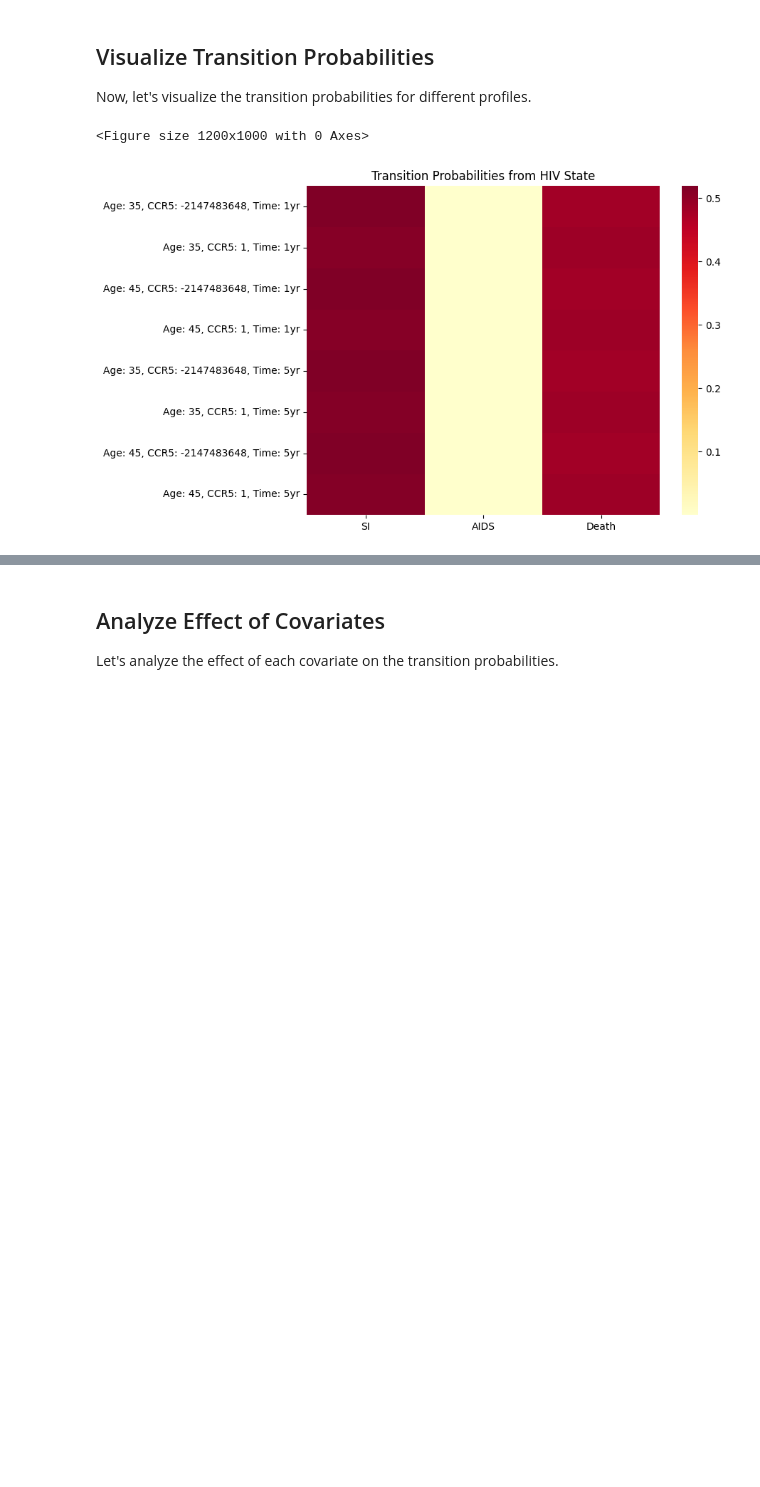
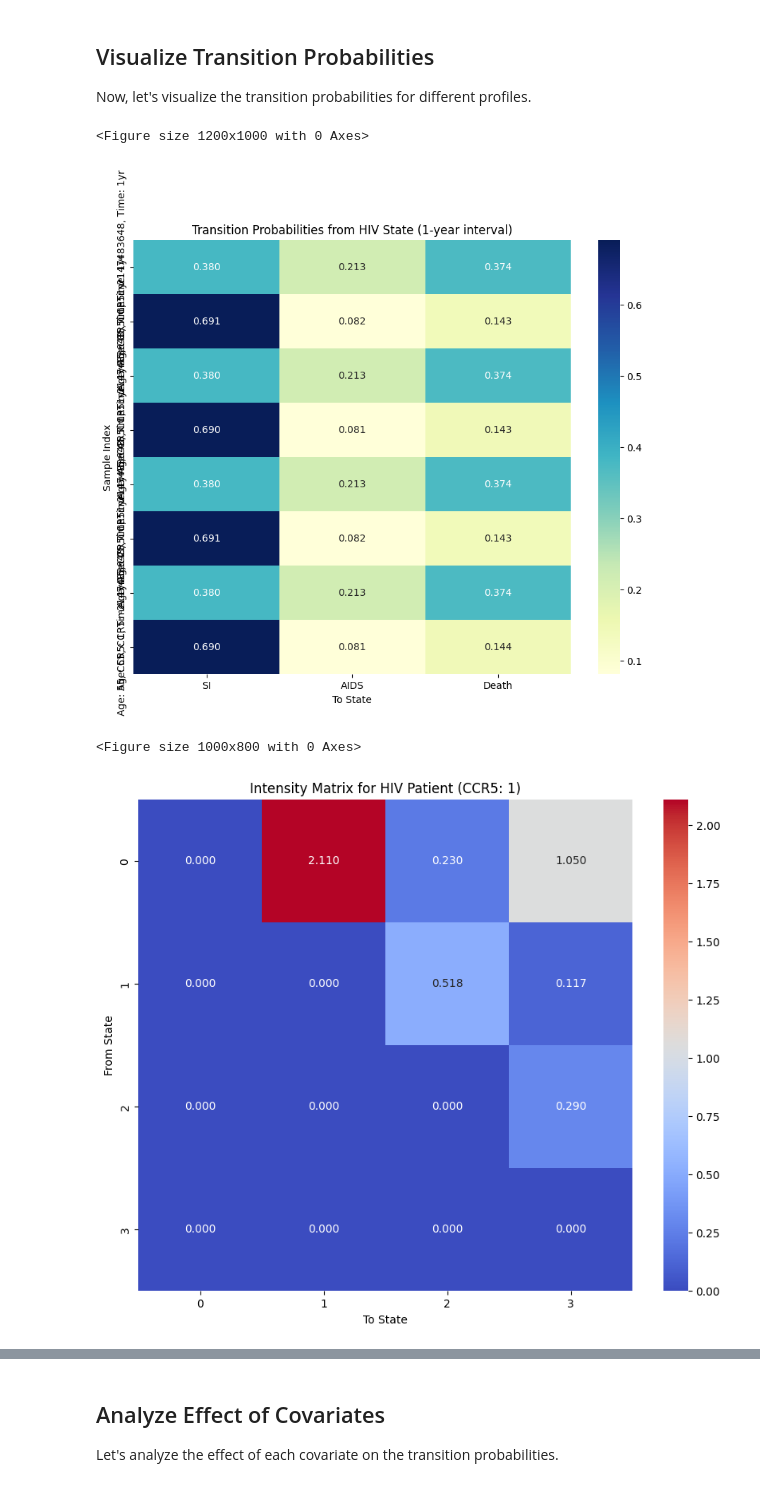
Before and after one commit to denizakdemir/multistate_nn, a Jupyter notebook: examples/aidssi_real_data_example.ipynb, the cells around one changed output, grey strips where cells are left out. Cells and saved outputs as stored; diff of their text form; code cells hidden in the pictures; blank space fills up the shorter version.

Commit message:
Updating to continuous time multistate models

```diff
--- a/examples/aidssi_real_data_example.ipynb
+++ b/examples/aidssi_real_data_example.ipynb
@@ -241,16 +250,17 @@ unique_ccr5 = sorted(aidssi['ccr5'].unique())
 print(f"Unique CCR5 values in dataset: {unique_ccr5}")
 
 # Create profiles with different combinations of parameters
+# IMPORTANT: Only include the features that are in the model (age, ccr5)
 profiles = [
-    # [age, ccr5, time_diff]
-    [median_age, unique_ccr5[0], 1],   # CCR5 value 1, short time
-    [median_age, unique_ccr5[1], 1],   # CCR5 value 2, short time
-    [median_age + 10, unique_ccr5[0], 1],   # Older, CCR5 value 1, short time
-    [median_age + 10, unique_ccr5[1], 1],   # Older, CCR5 value 2, short time
-    [median_age, unique_ccr5[0], 5],   # CCR5 value 1, longer time
-    [median_age, unique_ccr5[1], 5],   # CCR5 value 2, longer time
-    [median_age + 10, unique_ccr5[0], 5],   # Older, CCR5 value 1, longer time
-    [median_age + 10, unique_ccr5[1], 5]    # Older, CCR5 value 2, longer time
+    # [age, ccr5]
+    [median_age, unique_ccr5[0]],   # CCR5 value 1
+    [median_age, unique_ccr5[1]],   # CCR5 value 2
+    [median_age + 10, unique_ccr5[0]],   # Older, CCR5 value 1
+    [median_age + 10, unique_ccr5[1]],   # Older, CCR5 value 2
+    [median_age - 10, unique_ccr5[0]],   # Younger, CCR5 value 1
+    [median_age - 10, unique_ccr5[1]],   # Younger, CCR5 value 2
+    [median_age + 20, unique_ccr5[0]],   # Much older, CCR5 value 1
+    [median_age + 20, unique_ccr5[1]]    # Much older, CCR5 value 2
 ]
 
 # Convert to PyTorch tensor
@@ -331,22 +346,30 @@ Transition probabilities from AIDS state:
 
 Now, let's visualize the transition probabilities for different profiles.
 # %%
-# Visualize transition probabilities from HIV state
+# Visualize transition probabilities from HIV state over a 1-year interval
 plt.figure(figsize=(12, 10))
-ax = plot_transition_heatmap(model, profiles_tensor, time_idx=0, from_state=0)
+ax = plot_transition_heatmap(model, profiles_tensor, time_start=0.0, time_end=1.0, from_state=0)
 
 # Update axis labels with correct CCR5 values
-profile_labels = [f"Age: {profiles_tensor[i,0]:.0f}, CCR5: {int(profiles_tensor[i,1])}, Time: {profiles_tensor[i,2]:.0f}yr"
+profile_labels = [f"Age: {profiles_tensor[i,0]:.0f}, CCR5: {int(profiles_tensor[i,1])}, Time: 1yr"
                  for i in range(len(profiles_tensor))]
 ax.set_yticklabels(profile_labels)
 
 state_names = ['HIV', 'SI', 'AIDS', 'Death']
 next_states = model.state_transitions[0]
 ax.set_xticklabels([state_names[s] for s in next_states])
-ax.set_title('Transition Probabilities from HIV State')
+ax.set_title('Transition Probabilities from HIV State (1-year interval)')
 plt.show()
+
+# Add visualization of the intensity matrix for the continuous-time model
+plt.figure(figsize=(10, 8))
+ax = plot_intensity_matrix(model, profiles_tensor[0].unsqueeze(0))  # Using first profile
+plt.title("Intensity Matrix for HIV Patient (CCR5: 1)")
+plt.show()
 # %% [output]
 <Figure size 1200x1000 with 0 Axes>
-[figure, old version]
+[figure, new version]
+<Figure size 1000x800 with 0 Axes>
+[figure, added]
 # %%
 # Visualize transition network for a specific profile
```
Also changed, not shown: parts of 18 cells of this notebook, 32 other files.
